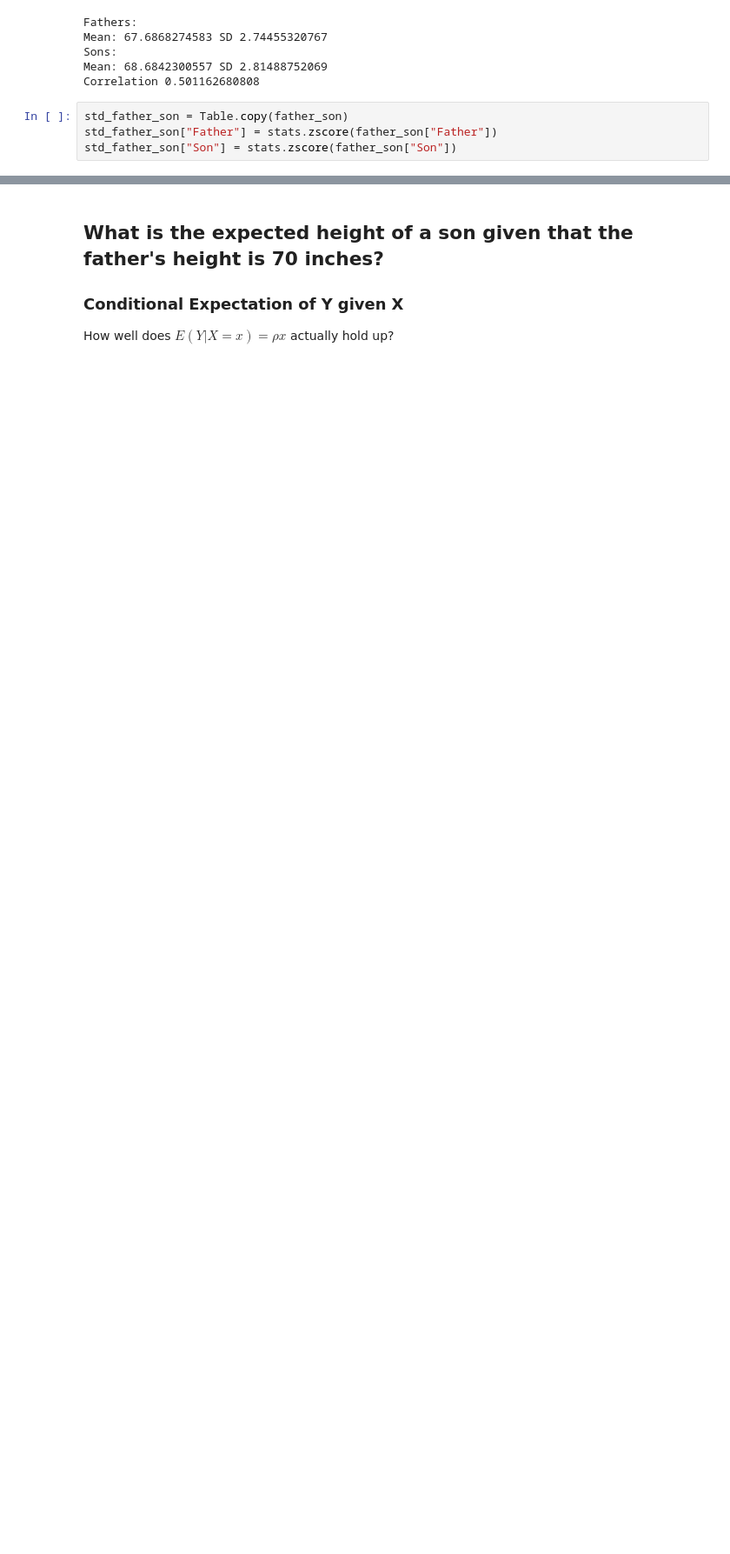
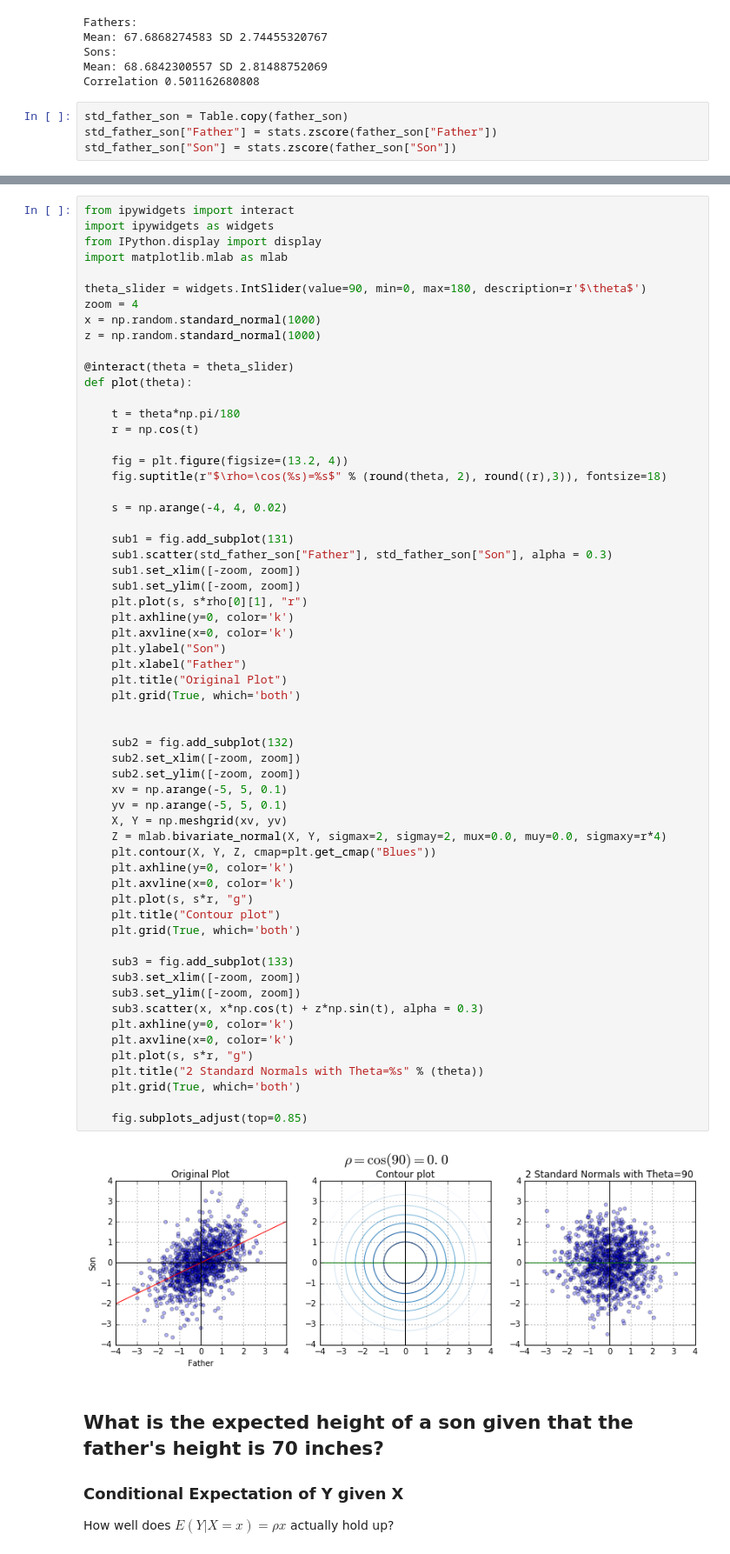
Before and after one commit to andrewzhang1/Stat-140, a Jupyter notebook: correlation/Bivariate Normal.ipynb, the cells around one changed output, grey strips where cells are left out. Shown at 87% size. Cells and saved outputs as stored; diff of their text form; blank space fills up the shorter version.

```diff
--- a/correlation/Bivariate Normal.ipynb
+++ b/correlation/Bivariate Normal.ipynb
@@ -127,3 +134,65 @@ plt.grid(True, which='both')
+# %%
+from ipywidgets import interact
+import ipywidgets as widgets
+from IPython.display import display
+import matplotlib.mlab as mlab
+
+theta_slider = widgets.IntSlider(value=90, min=0, max=180, description=r'$\theta$')
+zoom = 4
+x = np.random.standard_normal(1000)
+z = np.random.standard_normal(1000)
+
+@interact(theta = theta_slider)
+def plot(theta):
+
+    t = theta*np.pi/180
+    r = np.cos(t)
+
+    fig = plt.figure(figsize=(13.2, 4))
+    fig.suptitle(r"$\rho=\cos(%s)=%s$" % (round(theta, 2), round((r),3)), fontsize=18)
+
+    s = np.arange(-4, 4, 0.02)
+
+    sub1 = fig.add_subplot(131)
+    sub1.scatter(std_father_son["Father"], std_father_son["Son"], alpha = 0.3)
+    sub1.set_xlim([-zoom, zoom])
+    sub1.set_ylim([-zoom, zoom])
+    plt.plot(s, s*rho[0][1], "r")
+    plt.axhline(y=0, color='k')
+    plt.axvline(x=0, color='k')
+    plt.ylabel("Son")
+    plt.xlabel("Father")
+    plt.title("Original Plot")
+    plt.grid(True, which='both')
+
+
+    sub2 = fig.add_subplot(132)
+    sub2.set_xlim([-zoom, zoom])
+    sub2.set_ylim([-zoom, zoom])
+    xv = np.arange(-5, 5, 0.1)
+    yv = np.arange(-5, 5, 0.1)
+    X, Y = np.meshgrid(xv, yv)
+    Z = mlab.bivariate_normal(X, Y, sigmax=2, sigmay=2, mux=0.0, muy=0.0, sigmaxy=r*4)
+    plt.contour(X, Y, Z, cmap=plt.get_cmap("Blues"))
+    plt.axhline(y=0, color='k')
+    plt.axvline(x=0, color='k')
+    plt.plot(s, s*r, "g")
+    plt.title("Contour plot")
+    plt.grid(True, which='both')
+
+    sub3 = fig.add_subplot(133)
+    sub3.set_xlim([-zoom, zoom])
+    sub3.set_ylim([-zoom, zoom])
+    sub3.scatter(x, x*np.cos(t) + z*np.sin(t), alpha = 0.3)
+    plt.axhline(y=0, color='k')
+    plt.axvline(x=0, color='k')
+    plt.plot(s, s*r, "g")
+    plt.title("2 Standard Normals with Theta=%s" % (theta))
+    plt.grid(True, which='both')
+
+    fig.subplots_adjust(top=0.85)
+# %% [output]
+[figure, added]
 # %% [markdown]
 ## What is the expected height of a son given that the father's height is 70 inches?
 
```
Also changed, not shown: parts of 11 cells of this notebook.
